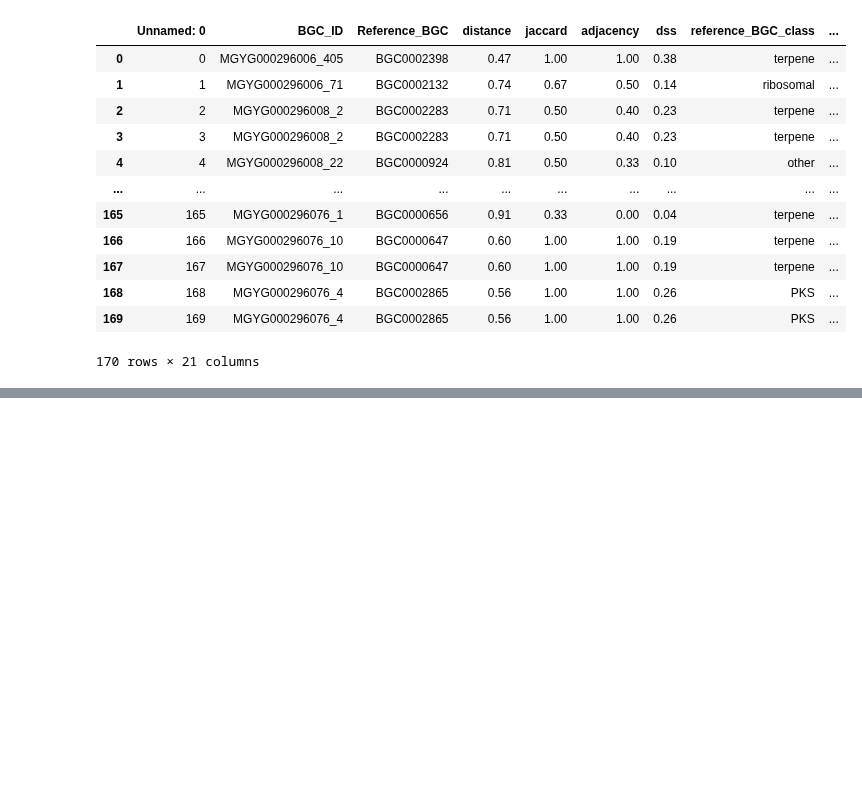
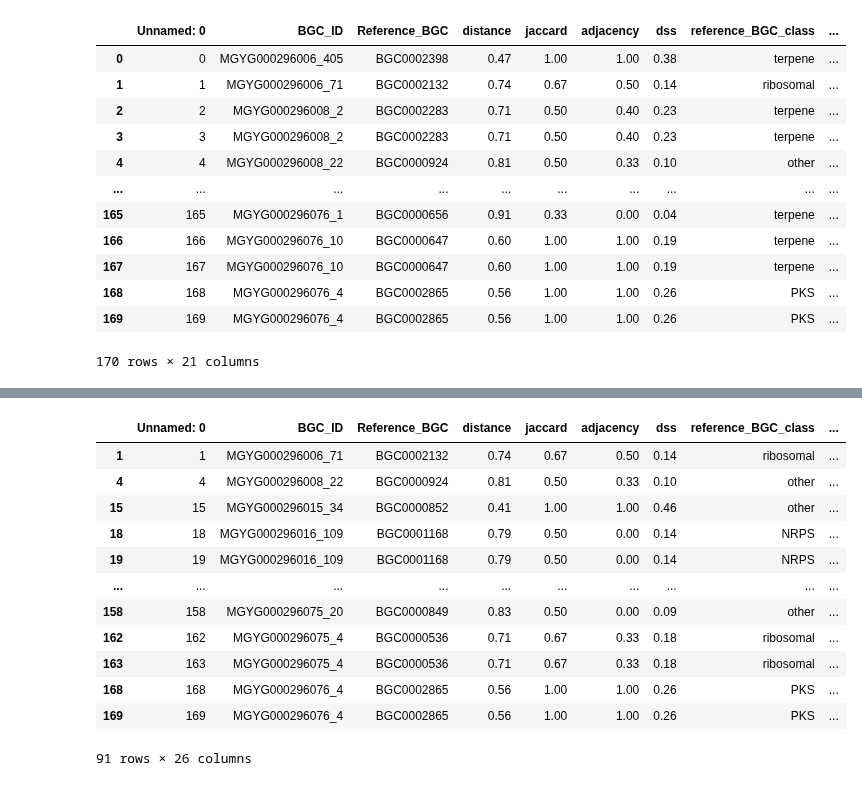
Before and after one commit to P3dror0cha/PATFinder-project, a Jupyter notebook: scripts/notebooks/BGC_pathways/kofam_filtering.ipynb, the cells around one changed output, grey strips where cells are left out. Cells and saved outputs as stored; diff of their text form; code cells hidden in the pictures; blank space fills up the shorter version.

```diff
--- a/scripts/notebooks/BGC_pathways/kofam_filtering.ipynb
+++ b/scripts/notebooks/BGC_pathways/kofam_filtering.ipynb
@@ -307,0 +312,42 @@ df_bgc
+# %%
+# Here we first explore the presence/frequency of pathways associated with antibiotic compounds.
+# For instance we consider KEGG pathways related with: Biosynthesis of other secondary metabolites.
+# and Drug resistance: antimicrobial.
+
+kegg_ids = [
+    "00900", "00902", "00909", "00904", "00906", "00905",
+    "00981", "00908", "00903", "00907", "01052", "00522",
+    "01051", "01059", "01056", "01057", "00253", "00523",
+    "01054", "01053", "01055",
+
+    "00940", "00945", "00941", "00944", "00942", "00943",
+    "00946", "00901", "00403", "00950", "00960", "00996",
+    "00232", "00965", "00966", "00402", "00311", "00332",
+    "00261", "00331", "00521", "00524", "00525", "00401",
+    "00404", "00405", "00333", "00254", "00975", "00998",
+    "00999", "00997"
+]
+
+antibiotic_biosynthesis_ids = [
+    "00940", "00945", "00941", "00944", "00942", "00943",
+    "00946", "00901", "00403", "00950", "00960", "00996",
+    "00232", "00965", "00966", "00402", "00311", "00332",
+    "00261", "00331", "00521", "00524", "00525", "00401",
+    "00404", "00405", "00333", "00254", "00975", "00998",
+    "00999", "00997", "01501", "01502", "01503"]
+
+kegg_set = set(antibiotic_biosynthesis_ids)
+
+def filtrar_kegg_ids(x):
+    if pd.isna(x):
+        return None
+
+    ids = re.findall(r"map(\d{5})", x)
+
+    filtrados = [f"map{id_}" for id_ in ids if id_ in kegg_set]
+
+    return ";".join(filtrados) if filtrados else None
+
+
+df_bgc["filtered_pathways"] = df_bgc["pathway"].apply(filtrar_kegg_ids)
+df_bgc
@@ -307,0 +368,17 @@ df_bgc
+# %%
+df_test = df_bgc[df_bgc["reference_BGC_class"] != "terpene"]
+df_test
+# %% [output]
+|  | Unnamed: 0 | BGC_ID | Reference_BGC | distance | jaccard | adjacency | dss | reference_BGC_class | ... |
+| 1 | 1 | MGYG000296006_71 | BGC0002132 | 0.74 | 0.67 | 0.50 | 0.14 | ribosomal | ... |
+| 4 | 4 | MGYG000296008_22 | BGC0000924 | 0.81 | 0.50 | 0.33 | 0.10 | other | ... |
+| 15 | 15 | MGYG000296015_34 | BGC0000852 | 0.41 | 1.00 | 1.00 | 0.46 | other | ... |
+| 18 | 18 | MGYG000296016_109 | BGC0001168 | 0.79 | 0.50 | 0.00 | 0.14 | NRPS | ... |
+| 19 | 19 | MGYG000296016_109 | BGC0001168 | 0.79 | 0.50 | 0.00 | 0.14 | NRPS | ... |
+| ... | ... | ... | ... | ... | ... | ... | ... | ... | ... |
+| 158 | 158 | MGYG000296075_20 | BGC0000849 | 0.83 | 0.50 | 0.00 | 0.09 | other | ... |
+| 162 | 162 | MGYG000296075_4 | BGC0000536 | 0.71 | 0.67 | 0.33 | 0.18 | ribosomal | ... |
+| 163 | 163 | MGYG000296075_4 | BGC0000536 | 0.71 | 0.67 | 0.33 | 0.18 | ribosomal | ... |
+| 168 | 168 | MGYG000296076_4 | BGC0002865 | 0.56 | 1.00 | 1.00 | 0.26 | PKS | ... |
+| 169 | 169 | MGYG000296076_4 | BGC0002865 | 0.56 | 1.00 | 1.00 | 0.26 | PKS | ... |
+91 rows × 26 columns
```
Also changed, not shown: parts of 5 cells of this notebook.
